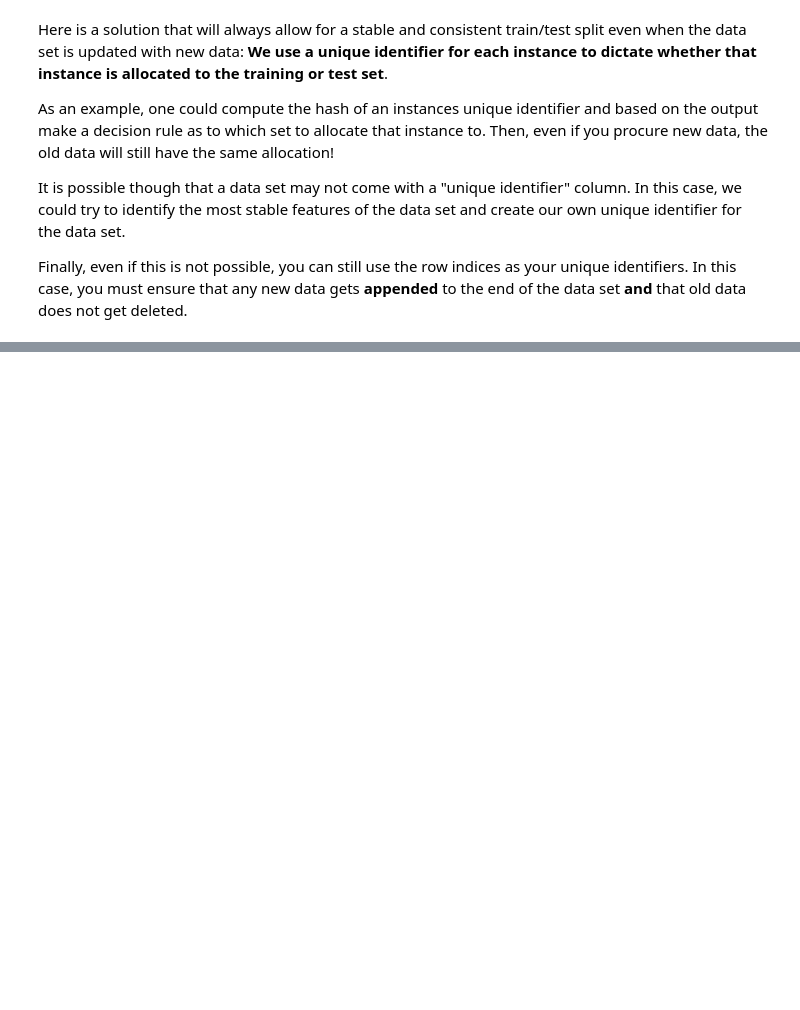
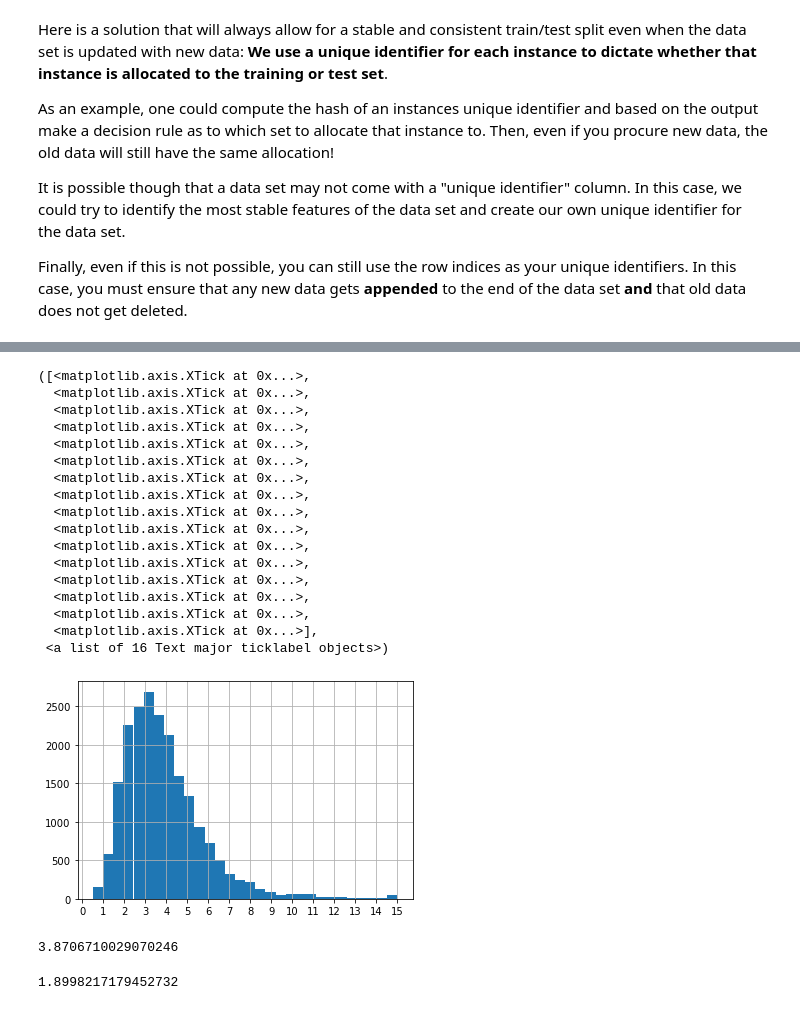
Before and after one commit to aj112358/ML_Notes, a Jupyter notebook: 02_End_to_End_Machine_Learning_Project/02_Real_Estate_Project.ipynb, the cells around one changed output, grey strips where cells are left out. Drawn from its saved outputs; the diff is of its cells as text; code cells hidden in the pictures; blank space fills up the shorter version.

```diff
--- a/02_End_to_End_Machine_Learning_Project/02_Real_Estate_Project.ipynb
+++ b/02_End_to_End_Machine_Learning_Project/02_Real_Estate_Project.ipynb
@@ -156,0 +349,30 @@ Finally, even if this is not possible, you can still use the row indices as your
+# %%
+housing["median_income"].hist(bins=30)
+plt.xticks(range(0,16,1))
+# %% [output]
+([<matplotlib.axis.XTick at 0x...>,
+  <matplotlib.axis.XTick at 0x...>,
+  <matplotlib.axis.XTick at 0x...>,
+  <matplotlib.axis.XTick at 0x...>,
+  <matplotlib.axis.XTick at 0x...>,
+  <matplotlib.axis.XTick at 0x...>,
+  <matplotlib.axis.XTick at 0x...>,
+  <matplotlib.axis.XTick at 0x...>,
+  <matplotlib.axis.XTick at 0x...>,
+  <matplotlib.axis.XTick at 0x...>,
+  <matplotlib.axis.XTick at 0x...>,
+  <matplotlib.axis.XTick at 0x...>,
+  <matplotlib.axis.XTick at 0x...>,
+  <matplotlib.axis.XTick at 0x...>,
+  <matplotlib.axis.XTick at 0x...>,
+  <matplotlib.axis.XTick at 0x...>],
+ <a list of 16 Text major ticklabel objects>)
+[figure, added]
+# %%
+housing["median_income"].mean()
+# %% [output]
+3.8706710029070246
+# %%
+housing["median_income"].std()
+# %% [output]
+1.8998217179452732
```
Also changed, not shown: parts of 38 cells of this notebook.
